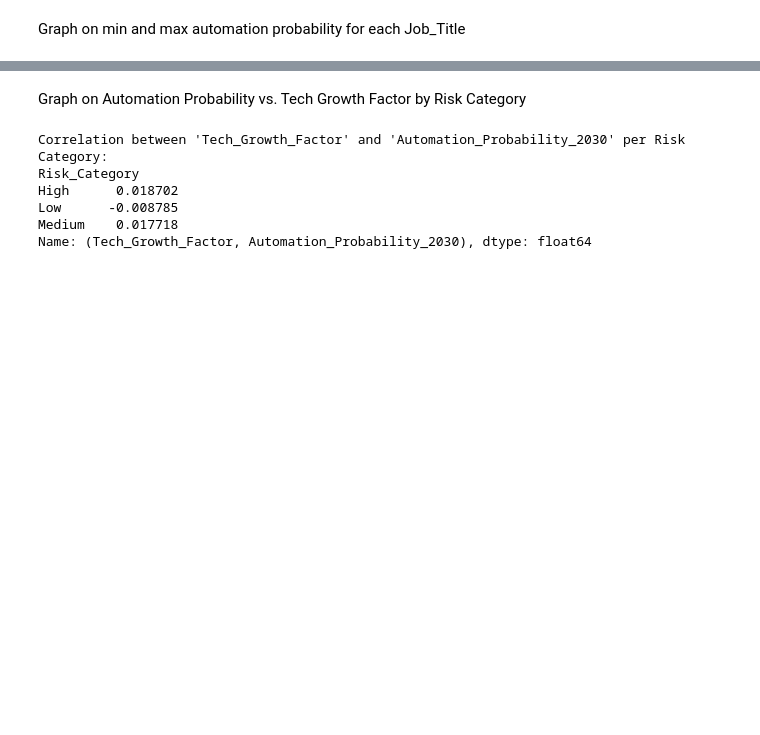
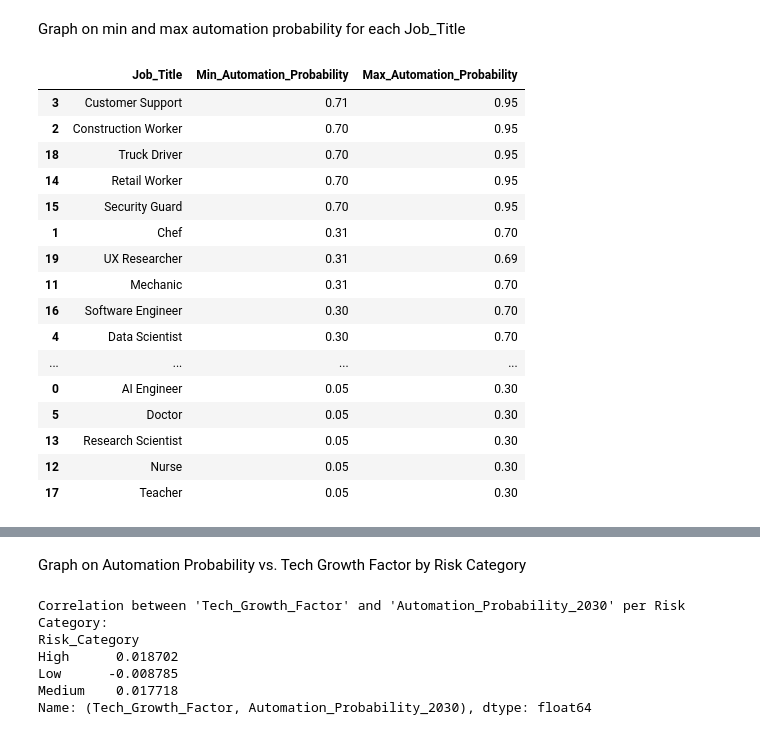
Before and after one commit to savitha14june/ai-impact-2030, a Jupyter notebook: ai_impact_on_jobs_DA.ipynb, the cells around one changed output, grey strips where cells are left out. Saved outputs shown, nothing was run; the diff lists cells and outputs as text; code cells hidden in the pictures; blank space fills up the shorter version.

```diff
--- a/ai_impact_on_jobs_DA.ipynb
+++ b/ai_impact_on_jobs_DA.ipynb
@@ -115,6 +117,7 @@ sorted_stats = automation_stats.sort_values(
     by='Min_Automation_Probability',
     ascending=False
 )
+display(sorted_stats)
 
 #Storing the sorted Job_Title names into a list
 job_order = sorted_stats['Job_Title'].tolist()
@@ -130,35 +133,52 @@ for index, row in automation_stats.iterrows():
 
     #Generate intermediate values between the min and the max
     intermediate_values = np.linspace(min_prob, max_prob, number_of_frames)
 
     # Assign each value to a Frame number
     for i, prob in enumerate(intermediate_values):
         animated_data.append({
             'Job_Title': job,
             'Automation_Probability': prob,
             'Frame': i + 1,
         })
 
 # Convert the list of dictionaries into the DataFrame
 animated_df = pd.DataFrame(animated_data)
 
 #Animated Bar Chart
 figure = px.bar(
     animated_df,
     x='Job_Title',
     y='Automation_Probability',
     animation_frame='Frame',
     color='Job_Title',
     title='Animated Growth of Automation Probability (Min to Max)',
     labels={'Automation_Probability': 'Automation Probability 2030'},
     category_orders={"Job_Title": job_order},
-    height=700,
-    width=1200
+    height=500,
+    width=900
 )
 figure.update_traces(width=0.5)
 figure.update_layout(xaxis_tickangle=-45)
 figure.show()
 # %% [output]
+|  | Job_Title | Min_Automation_Probability | Max_Automation_Probability |
+| 3 | Customer Support | 0.71 | 0.95 |
+| 2 | Construction Worker | 0.70 | 0.95 |
+| 18 | Truck Driver | 0.70 | 0.95 |
+| 14 | Retail Worker | 0.70 | 0.95 |
+| 15 | Security Guard | 0.70 | 0.95 |
+| 1 | Chef | 0.31 | 0.70 |
+| 19 | UX Researcher | 0.31 | 0.69 |
+| 11 | Mechanic | 0.31 | 0.70 |
+| 16 | Software Engineer | 0.30 | 0.70 |
+| 4 | Data Scientist | 0.30 | 0.70 |
+| ... | ... | ... | ... |
+| 0 | AI Engineer | 0.05 | 0.30 |
+| 5 | Doctor | 0.05 | 0.30 |
+| 13 | Research Scientist | 0.05 | 0.30 |
+| 12 | Nurse | 0.05 | 0.30 |
+| 17 | Teacher | 0.05 | 0.30 |
 [interactive output not drawn]
 # %% [markdown]
 Graph on Automation Probability vs. Tech Growth Factor by Risk Category
```
Also changed, not shown: parts of 2 cells of this notebook.
